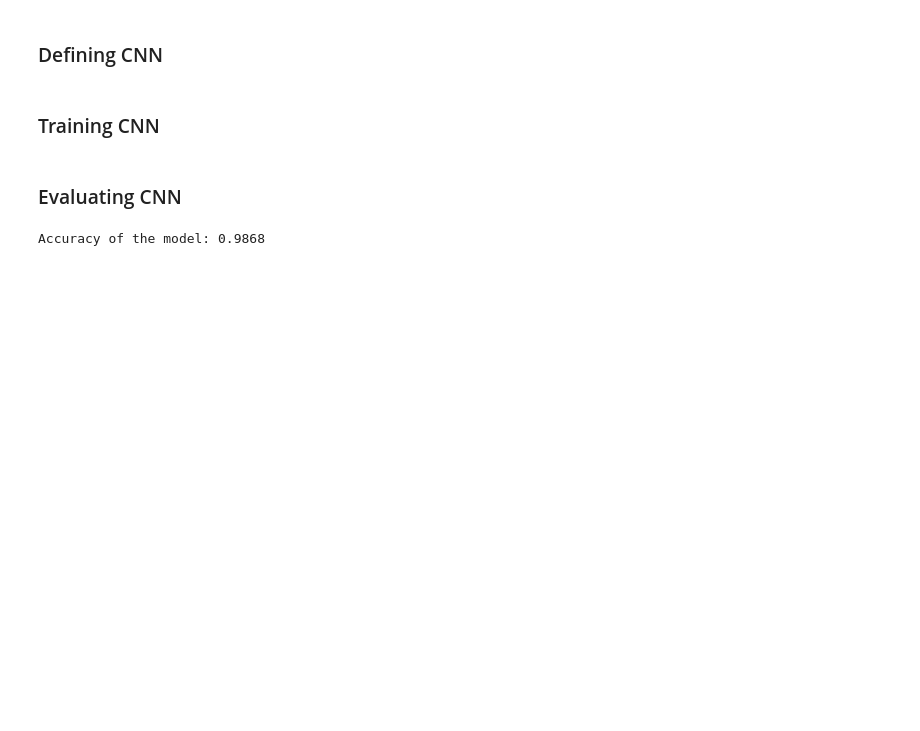
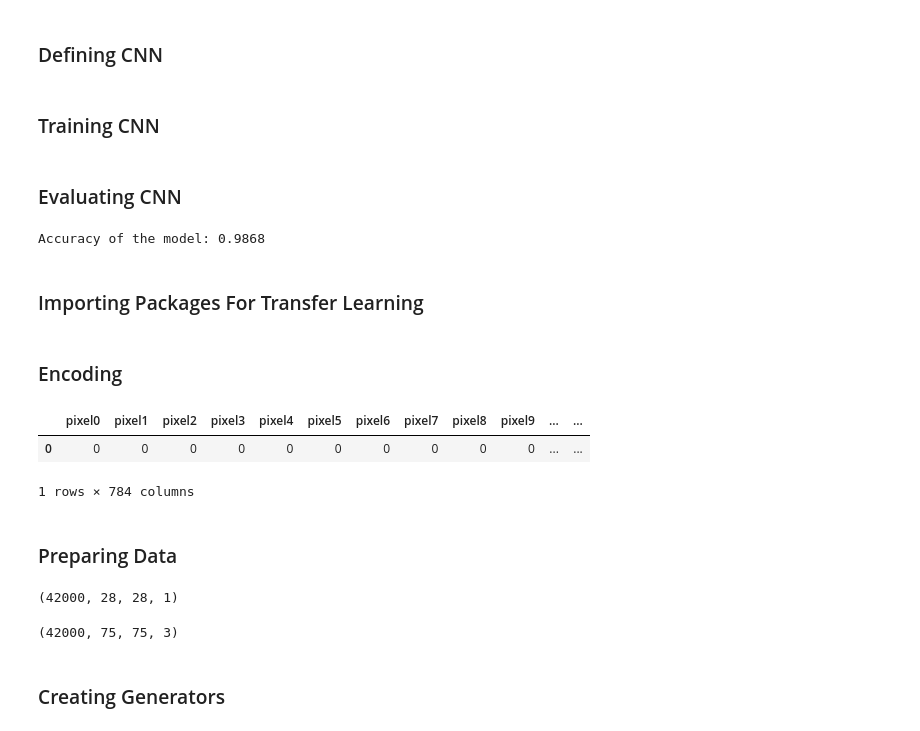
Before and after one commit to radtklau/mnist, a Jupyter notebook: mnist.ipynb, the cells around one changed output. Saved outputs shown, nothing was run; the diff lists cells and outputs as text; code cells hidden in the pictures; blank space fills up the shorter version.

Commit message:
finetuned pretrained model on mnist, trained linear model on mnist, finished analysis of dog breed dataset

```diff
--- a/mnist.ipynb
+++ b/mnist.ipynb
@@ -21,8 +21,8 @@ from tqdm import tqdm
 ### Importing Data
 # %%
 sample_submission = pd.read_csv('data/sample_submission.csv')
-test = pd.read_csv('data/test.csv')
-train = pd.read_csv('data/train.csv')
+test = pd.read_csv('data/mnist/test.csv')
+train = pd.read_csv('data/mnist/train.csv')
 # %% [markdown]
 ### Initial Analysis
 # %%
@@ -172,3 +171,5 @@ accuracy = accuracy_score(test_dataset.tensors[1].numpy(), all_predictions)
 print(f"Accuracy of the model: {accuracy:.4f}")
 # %% [output]
 Accuracy of the model: 0.9868
+# %% [markdown]
+### Importing Packages For Transfer Learning
@@ -174,0 +183,18 @@ Accuracy of the model: 0.9868
+# %% [markdown]
+### Encoding
+# %%
+orig_labels = train['label']
+y = tf.keras.utils.to_categorical(orig_labels) # one-hot encoding
+train.drop('label', axis=1, inplace=True)
+train.head(1)
+# %% [output]
+|  | pixel0 | pixel1 | pixel2 | pixel3 | pixel4 | pixel5 | pixel6 | pixel7 | pixel8 | pixel9 | ... | ... |
+| 0 | 0 | 0 | 0 | 0 | 0 | 0 | 0 | 0 | 0 | 0 | ... | ... |
+1 rows × 784 columns
+# %% [markdown]
+### Preparing Data
+# %%
+train_arr = np.array(train).reshape(-1, 28, 28, 1)
+train_arr.shape
+# %% [output]
+(42000, 28, 28, 1)
@@ -174,0 +208,9 @@ Accuracy of the model: 0.9868
+# %%
+train_arr_75 = [change_size(img) for img in train_arr]
+del train_arr
+train_arr_75 = np.array(train_arr_75)
+train_arr_75.shape
+# %% [output]
+(42000, 75, 75, 3)
+# %% [markdown]
+### Creating Generators
```
Also changed, not shown: parts of 21 cells of this notebook, 2 other files.
